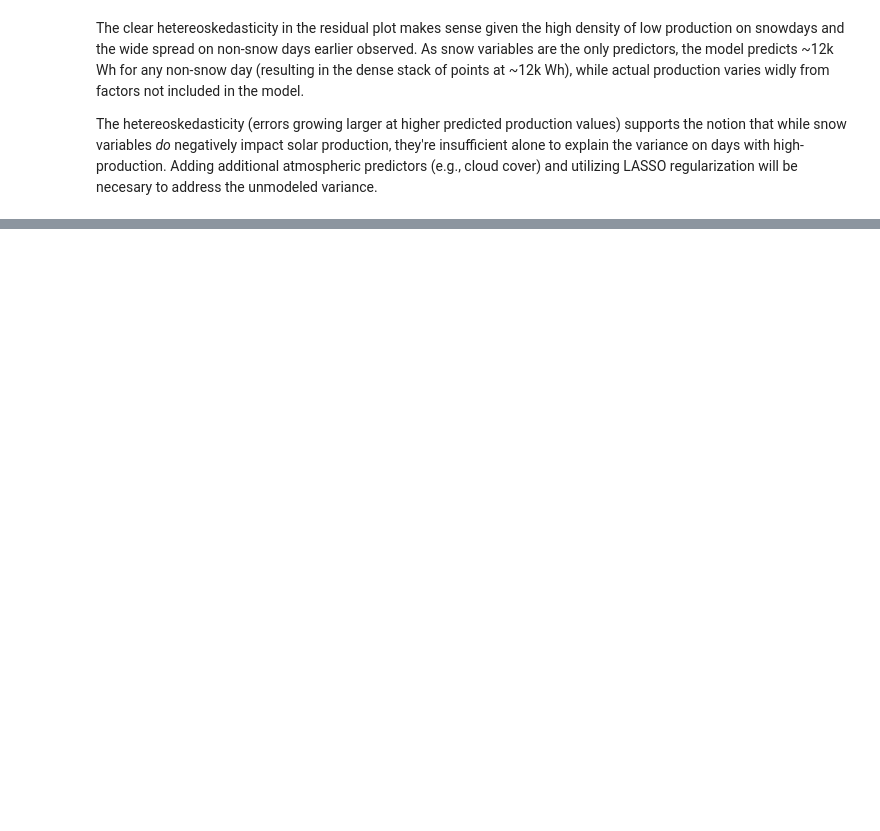
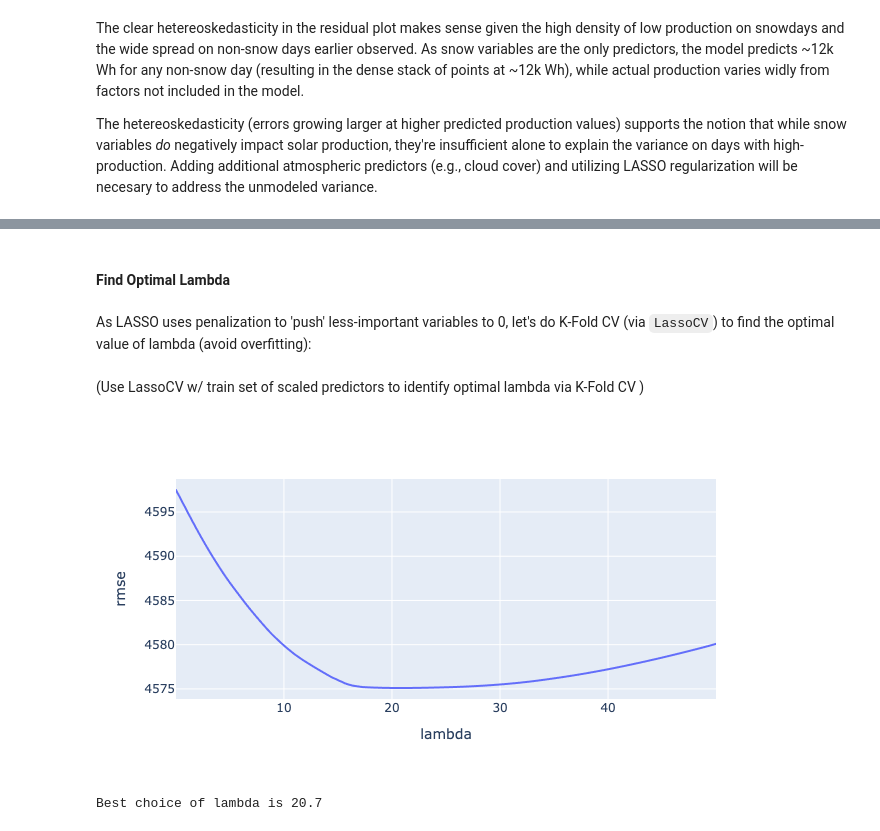
Before and after one commit to aemara04/DataScience_FinalProject, a Jupyter notebook: Q3(Snow)_Data_Science_Draft_Apr16.ipynb, the cells around one changed output, grey strips where cells are left out. Saved outputs shown, nothing was run; the diff lists cells and outputs as text; code cells hidden in the pictures; blank space fills up the shorter version.

```diff
--- a/Q3(Snow)_Data_Science_Draft_Apr16.ipynb
+++ b/Q3(Snow)_Data_Science_Draft_Apr16.ipynb
@@ -675,0 +701,11 @@ snow_solar_mlr_res.show()
+# %%
+# ensure no NaNs in weather var columns
+solar_power = solar_power.dropna(subset=['temperatureMax', 'temperatureMin', 'rainTotal', 'rainPercent', 'barometerMax', 'barometerMin', 'cloudMax', 'cloudMin', 'humidityMax', 'humidityMin', 'Precip in.', '24-hr Snowfall in.', 'Snowpack Depth in.'])
+# %%
+# grab features...
+X_strongest = solar_power[['temperatureMax', 'temperatureMin', 'rainTotal', 'rainPercent', 'barometerMax', 'barometerMin', 'cloudMax', 'cloudMin', 'humidityMax', 'humidityMin', 'Precip in.', '24-hr Snowfall in.', 'Snowpack Depth in.']]
+# ...and target
+y_strongest = solar_power['daily_total']
+
+# do 80/20 train/test split for both (w/ class seed for reproducibility)
+X_train_strongest, X_test_strongest, y_train_strongest, y_test_strongest = train_test_split(X_strongest, y_strongest, test_size=.2, shuffle=True, random_state=3870)
@@ -675,0 +789,46 @@ snow_solar_mlr_res.show()
+# %% [markdown]
+#### Find Optimal Lambda
+# %% [markdown]
+As LASSO uses penalization to 'push' less-important variables to 0, let's do K-Fold CV (via `LassoCV`) to find the optimal value of lambda (avoid overfitting):
+# %% [markdown]
+(Use LassoCV w/ train set of scaled predictors to identify optimal lambda via K-Fold CV )
+# %%
+# setup folds
+cv_folds = RepeatedKFold(
+    n_splits = 10,
+    n_repeats = 10,
+    random_state = 3870
+)
+# %%
+# FIX ERROR --> NaN's in X_train_strongest_scaled
+lasso_search_strongest = (
+    LassoCV(
+        alphas = np.arange(.01, 50, .01),
+        cv = cv_folds,
+        n_jobs = -1 # all cores!
+    )
+    .fit(
+        X = X_train_strongest_scaled,
+        y = y_train_strongest
+    )
+)
+# %%
+# visualize results:
+lasso_search_strongest_viz = px.line(
+    pd.DataFrame({
+        'lambda': lasso_search_strongest.alphas,
+        # flip rmse order
+        'rmse': np.flip(np.sqrt(lasso_search_strongest.mse_path_.mean(axis=1)))
+    }),
+    x = 'lambda',
+    y = 'rmse'
+)
+
+lasso_search_strongest_viz
+# %% [output]
+[figure, added]
+# %%
+# best choice of lambda is...
+print(f'Best choice of lambda is {lasso_search_strongest.alpha_}')
+# %% [output]
+Best choice of lambda is 20.7
```
Also changed, not shown: parts of 38 cells of this notebook.
